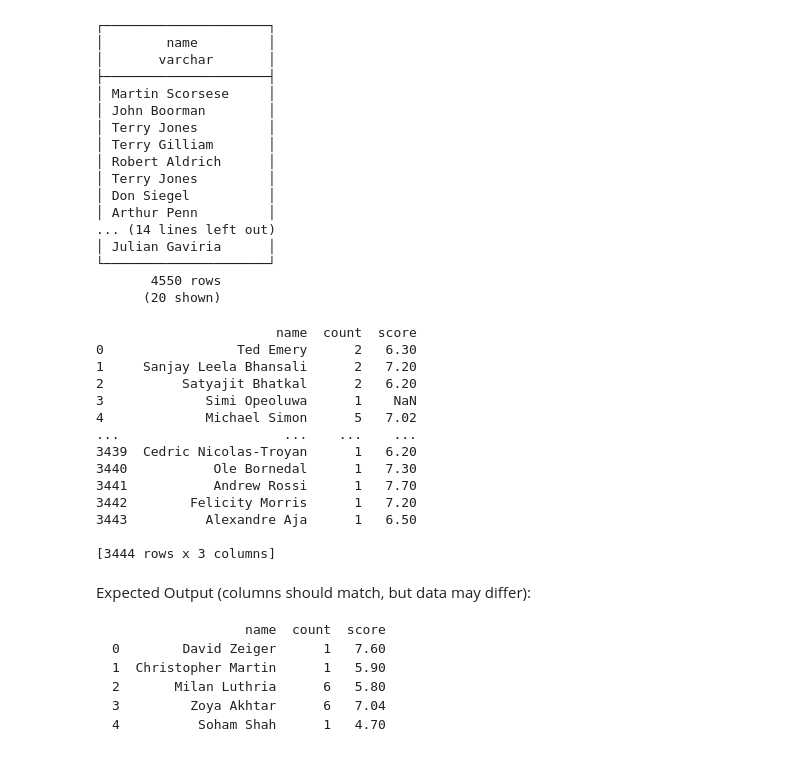
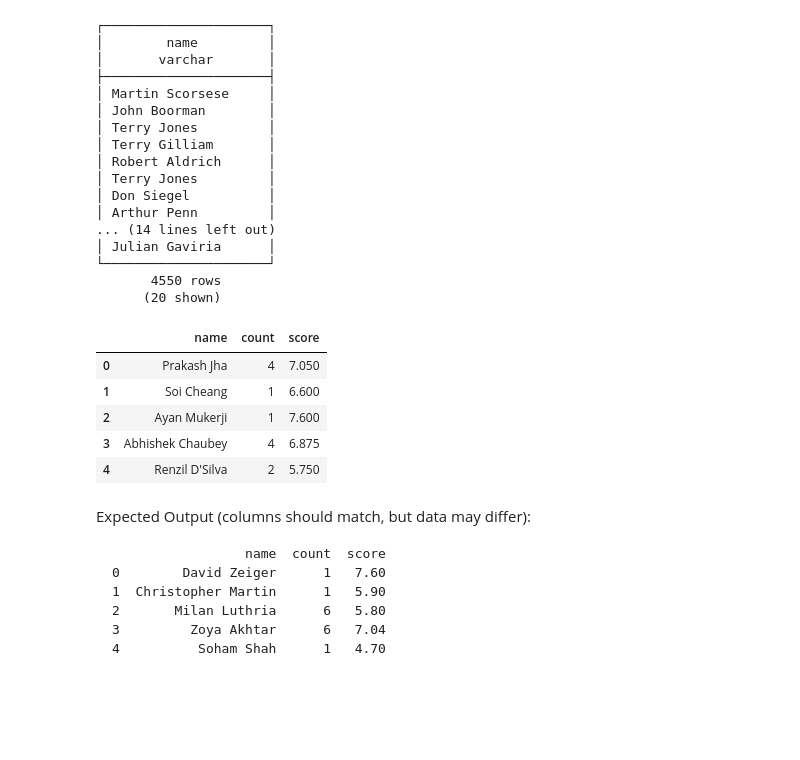
Before and after one commit to sanithu2/cdj_nme, a Jupyter notebook: workbook2.ipynb, the cells around one changed output. Saved outputs shown, nothing was run; the diff lists cells and outputs as text; code cells hidden in the pictures; blank space fills up the shorter version.

```diff
--- a/workbook2.ipynb
+++ b/workbook2.ipynb
@@ -278,28 +278,20 @@ print(director)
 # %%
 #C1 your code here
 # skeleton code provided
 
 directors = duckdb.sql("""SELECT name, COUNT(*) as count, AVG(imdb_score) as score
                        FROM credits
                         LEFT JOIN titles ON credits.id= titles.id
                       WHERE role = 'DIRECTOR'
                        GROUP BY name""").df()
-print(directors)
+directors.head()
 # %% [output]
-                       name  count  score
-0                 Ted Emery      2   6.30
-1     Sanjay Leela Bhansali      2   7.20
-2          Satyajit Bhatkal      2   6.20
-3             Simi Opeoluwa      1    NaN
-4             Michael Simon      5   7.02
-...                     ...    ...    ...
-3439  Cedric Nicolas-Troyan      1   6.20
-3440           Ole Bornedal      1   7.30
-3441           Andrew Rossi      1   7.70
-3442        Felicity Morris      1   7.20
-3443          Alexandre Aja      1   6.50
-
-[3444 rows x 3 columns]
+|  | name | count | score |
+| 0 | Prakash Jha | 4 | 7.050 |
+| 1 | Soi Cheang | 1 | 6.600 |
+| 2 | Ayan Mukerji | 1 | 7.600 |
+| 3 | Abhishek Chaubey | 4 | 6.875 |
+| 4 | Renzil D'Silva | 2 | 5.750 |
 # %% [markdown]
 Expected Output (columns should match, but data may differ):
 
```
Also changed, not shown: parts of 1 cell of this notebook, 2 other files.
